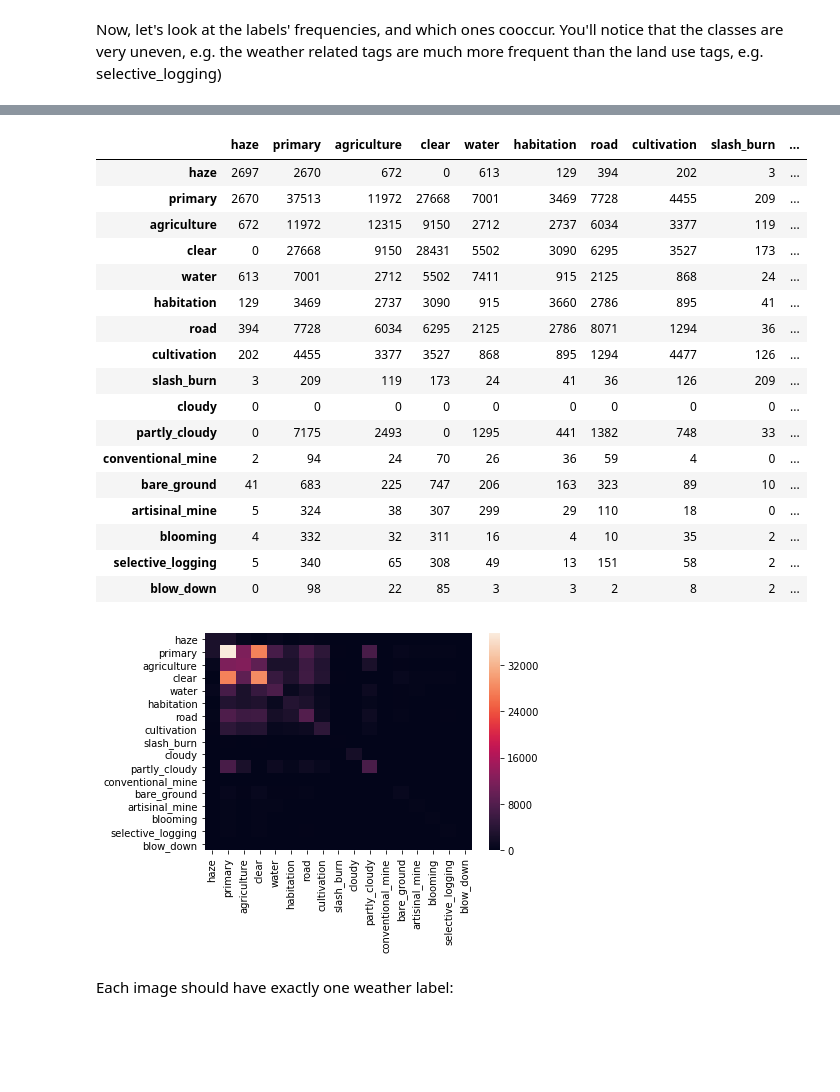
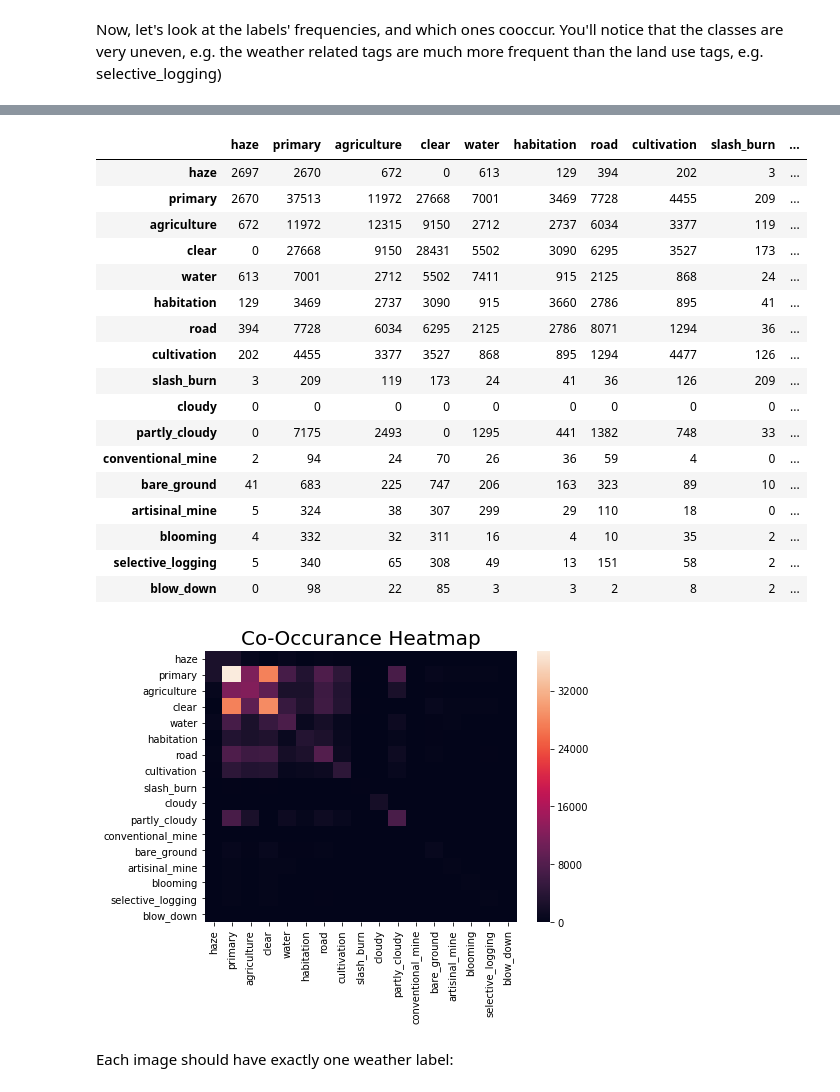
Before and after one commit to cameronbronstein/Planet-Amazon-Deep-Learning, a Jupyter notebook: 2 - Capstone - Data Inspection and Conversion.ipynb, the cells around one changed output, grey strips where cells are left out. Cells and saved outputs as stored; diff of their text form; code cells hidden in the pictures; blank space fills up the shorter version.

```diff
--- a/2 - Capstone - Data Inspection and Conversion.ipynb
+++ b/2 - Capstone - Data Inspection and Conversion.ipynb
@@ -113,29 +115,31 @@ def make_cooccurence_matrix(label_category):
     c_matrix = numeric_df.T.dot(numeric_df)
     sns.heatmap(c_matrix)
     return c_matrix
-
-# Compute the co-ocurrence matrix
-make_cooccurence_matrix(label_list)
-# %% [output]
-|  | haze | primary | agriculture | clear | water | habitation | road | cultivation | slash_burn | ... |
-| haze | 2697 | 2670 | 672 | 0 | 613 | 129 | 394 | 202 | 3 | ... |
-| primary | 2670 | 37513 | 11972 | 27668 | 7001 | 3469 | 7728 | 4455 | 209 | ... |
-| agriculture | 672 | 11972 | 12315 | 9150 | 2712 | 2737 | 6034 | 3377 | 119 | ... |
-| clear | 0 | 27668 | 9150 | 28431 | 5502 | 3090 | 6295 | 3527 | 173 | ... |
-| water | 613 | 7001 | 2712 | 5502 | 7411 | 915 | 2125 | 868 | 24 | ... |
-| habitation | 129 | 3469 | 2737 | 3090 | 915 | 3660 | 2786 | 895 | 41 | ... |
-| road | 394 | 7728 | 6034 | 6295 | 2125 | 2786 | 8071 | 1294 | 36 | ... |
-| cultivation | 202 | 4455 | 3377 | 3527 | 868 | 895 | 1294 | 4477 | 126 | ... |
-| slash_burn | 3 | 209 | 119 | 173 | 24 | 41 | 36 | 126 | 209 | ... |
-| cloudy | 0 | 0 | 0 | 0 | 0 | 0 | 0 | 0 | 0 | ... |
-| partly_cloudy | 0 | 7175 | 2493 | 0 | 1295 | 441 | 1382 | 748 | 33 | ... |
-| conventional_mine | 2 | 94 | 24 | 70 | 26 | 36 | 59 | 4 | 0 | ... |
-| bare_ground | 41 | 683 | 225 | 747 | 206 | 163 | 323 | 89 | 10 | ... |
-| artisinal_mine | 5 | 324 | 38 | 307 | 299 | 29 | 110 | 18 | 0 | ... |
-| blooming | 4 | 332 | 32 | 311 | 16 | 4 | 10 | 35 | 2 | ... |
-| selective_logging | 5 | 340 | 65 | 308 | 49 | 13 | 151 | 58 | 2 | ... |
-| blow_down | 0 | 98 | 22 | 85 | 3 | 3 | 2 | 8 | 2 | ... |
-[figure, removed]
+# %%
+# Compute the co-ocurrence matrix
+plt.figure(figsize = (7, 5))
+plt.title("Co-Occurance Heatmap", fontsize = 20)
+make_cooccurence_matrix(label_list)
+# %% [output]
+|  | haze | primary | agriculture | clear | water | habitation | road | cultivation | slash_burn | ... |
+| haze | 2697 | 2670 | 672 | 0 | 613 | 129 | 394 | 202 | 3 | ... |
+| primary | 2670 | 37513 | 11972 | 27668 | 7001 | 3469 | 7728 | 4455 | 209 | ... |
+| agriculture | 672 | 11972 | 12315 | 9150 | 2712 | 2737 | 6034 | 3377 | 119 | ... |
+| clear | 0 | 27668 | 9150 | 28431 | 5502 | 3090 | 6295 | 3527 | 173 | ... |
+| water | 613 | 7001 | 2712 | 5502 | 7411 | 915 | 2125 | 868 | 24 | ... |
+| habitation | 129 | 3469 | 2737 | 3090 | 915 | 3660 | 2786 | 895 | 41 | ... |
+| road | 394 | 7728 | 6034 | 6295 | 2125 | 2786 | 8071 | 1294 | 36 | ... |
+| cultivation | 202 | 4455 | 3377 | 3527 | 868 | 895 | 1294 | 4477 | 126 | ... |
+| slash_burn | 3 | 209 | 119 | 173 | 24 | 41 | 36 | 126 | 209 | ... |
+| cloudy | 0 | 0 | 0 | 0 | 0 | 0 | 0 | 0 | 0 | ... |
+| partly_cloudy | 0 | 7175 | 2493 | 0 | 1295 | 441 | 1382 | 748 | 33 | ... |
+| conventional_mine | 2 | 94 | 24 | 70 | 26 | 36 | 59 | 4 | 0 | ... |
+| bare_ground | 41 | 683 | 225 | 747 | 206 | 163 | 323 | 89 | 10 | ... |
+| artisinal_mine | 5 | 324 | 38 | 307 | 299 | 29 | 110 | 18 | 0 | ... |
+| blooming | 4 | 332 | 32 | 311 | 16 | 4 | 10 | 35 | 2 | ... |
+| selective_logging | 5 | 340 | 65 | 308 | 49 | 13 | 151 | 58 | 2 | ... |
+| blow_down | 0 | 98 | 22 | 85 | 3 | 3 | 2 | 8 | 2 | ... |
+[figure, added]
 # %% [markdown]
 Each image should have exactly one weather label:
 # %%
```
Also changed, not shown: parts of 4 cells of this notebook, 26 other files.
